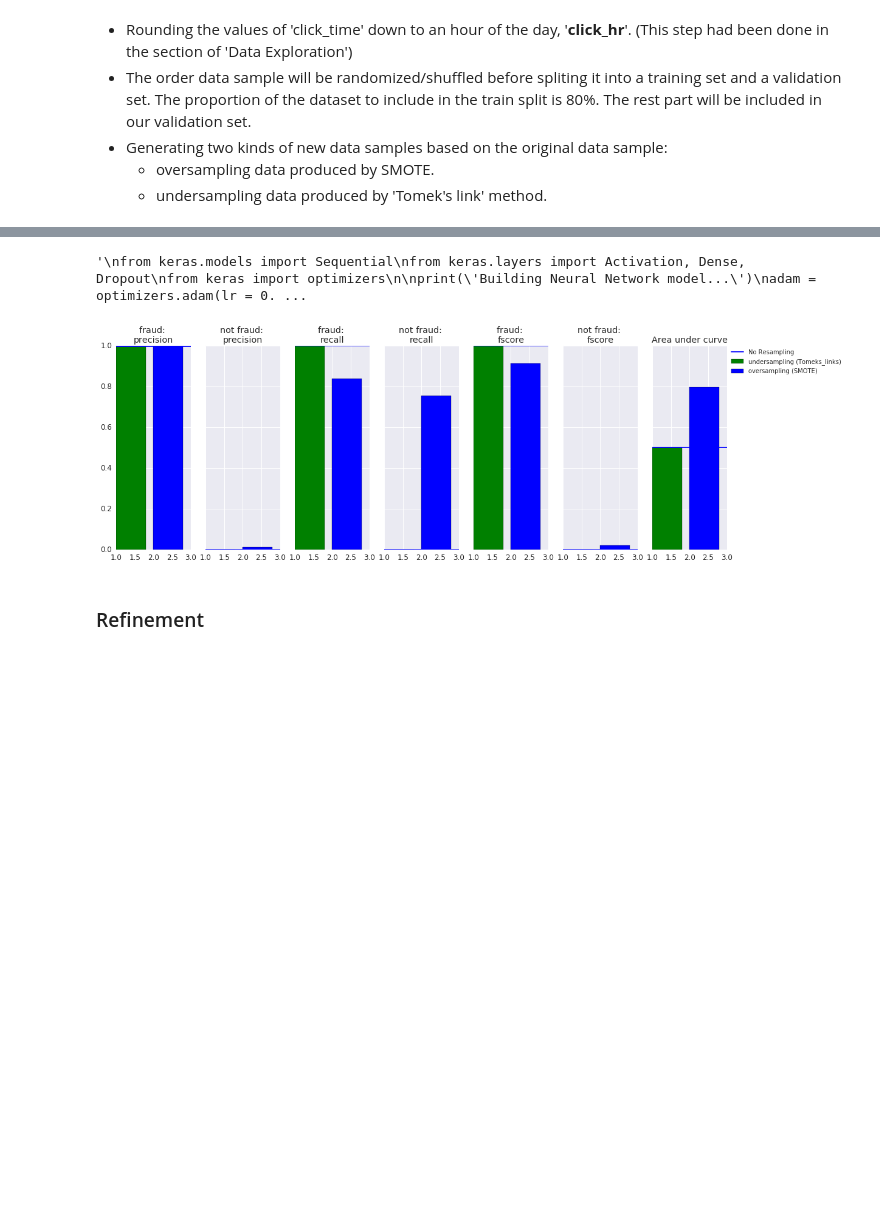
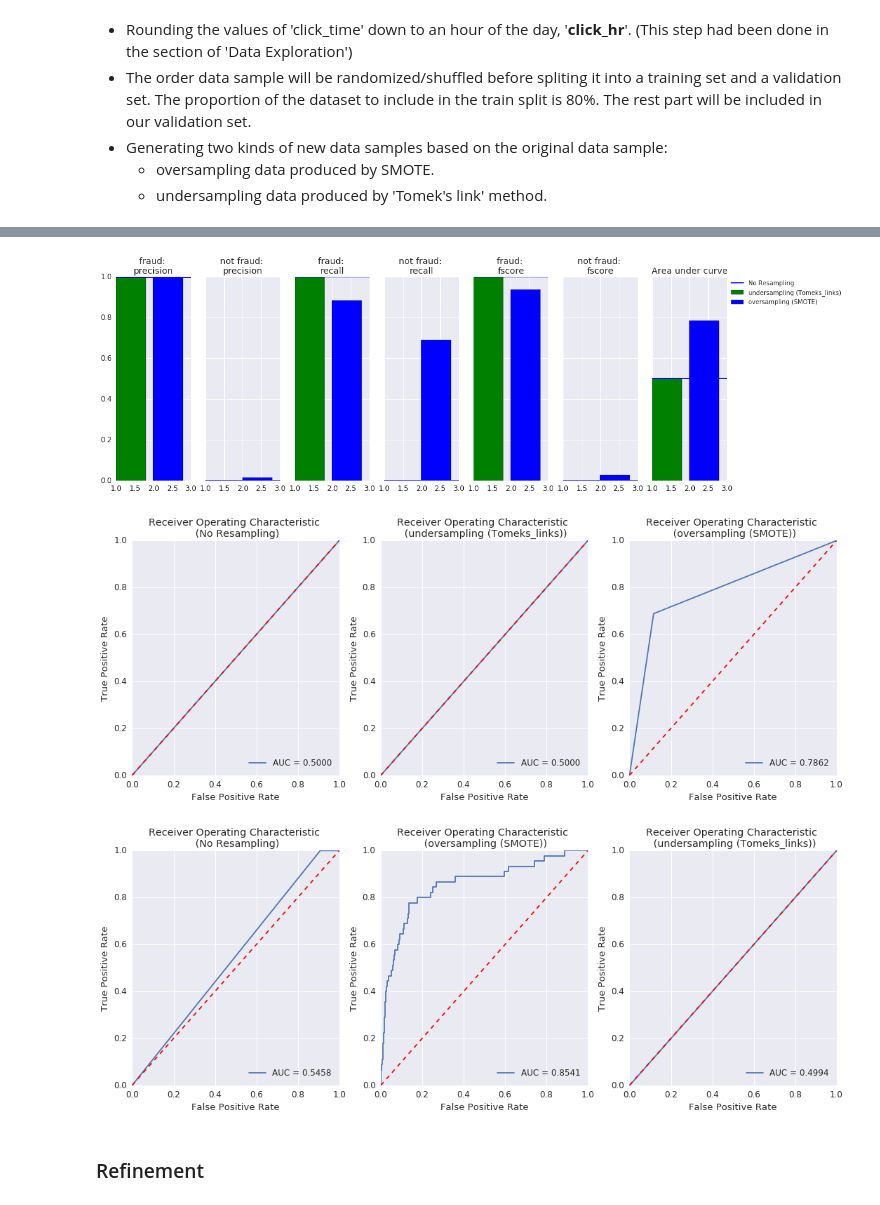
Before and after one commit to yuhow/udacity_nano_ML_course, a Jupyter notebook: capstone/capstone.ipynb, the cells around one changed output, grey strips where cells are left out. Saved outputs shown, nothing was run; the diff lists cells and outputs as text; code cells hidden in the pictures; blank space fills up the shorter version.

```diff
--- a/capstone/capstone.ipynb
+++ b/capstone/capstone.ipynb
@@ -396,3 +403,10 @@ As mentioned before, the performance of a model is basically evaluated by using
+# %%
+def prediction_converter(raw_preds):
+    preds = []
+    for p in raw_preds:
+        preds.append(1 - p[0])
+
+    return preds
 # %%
 from sklearn import metrics
 from sklearn.base import clone
@@ -555,44 +581,15 @@ from sklearn.neural_network import MLPClassifier
 #clf = MLPClassifier(solver='adam', hidden_layer_sizes=(50, 25), max_iter=3, \
 #                    batch_size=100, learning_rate_init=0.001, early_stopping=False,
 #                    validation_fraction=0.2, beta_2=0.8, random_state=10, verbose=True)
-clf = MLPClassifier(solver='adam', activation='relu', hidden_layer_sizes=(8, 16, 8), max_iter=20, \
-                    batch_size=64, learning_rate_init=0.005, early_stopping=True, \
-                    validation_fraction=0.2, beta_2=0.8, random_state=10, verbose=True)
-results = model_with_different_samples(X_train_list, X_original_test, \
-                                       y_train_list, y_original_test, clf)
+#model_nn = MLPClassifier(solver='adam', activation='relu', hidden_layer_sizes=(8, 16, 8), max_iter=20, \
+#                         batch_size=64, learning_rate_init=0.005, early_stopping=True, \
+#                         validation_fraction=0.2, beta_2=0.8, random_state=10, verbose=True)
+model_nn = MLPClassifier(solver='adam', activation='relu', hidden_layer_sizes=(500, 500), max_iter=2, \
+                         batch_size=64, learning_rate_init=0.005, beta_2=0.99, random_state=10, verbose=True)
+model_nn_list, results_nn = model_with_different_samples(X_train_list, X_original_test, \
+                                                         y_train_list, y_original_test, model_nn)
 print
-evaluate_method(results, 'resampling')
-"""
-from keras.models import Sequential
-from keras.layers import Activation, Dense, Dropout
-from keras import optimizers
 
-print('Building Neural Network model...')
-adam = optimizers.adam(lr = 0.005, decay = 0.0000001)
-
-model_nn = Sequential()
-model_nn.add(Dense(48, input_dim=X_train_list[0].shape[1],
-                   kernel_initializer='normal',
-                   #kernel_regularizer=regularizers.l2(0.02),
-                   activation="relu"))
-model_nn.add(Dropout(0.2))
-model_nn.add(Dense(24,
-             #kernel_regularizer=regularizers.l2(0.02),
-             activation="tanh"))
-model_nn.add(Dropout(0.3))
-model_nn.add(Dense(1))
-model_nn.add(Activation("sigmoid"))
-model_nn.compile(loss="binary_crossentropy", optimizer='adam')
-
-keras_nn_list = [0.2, 10, 64] # [validation_split, epochs, batch_size]
-results_nn = model_with_different_samples(X_train_list, X_original_test, \
-                                          y_train_list, y_original_test, model_nn, \
-                                          keras_nn_list)
-
-evaluate_method(results_nn, 'resampling')
-#history = model_nn.fit(np.array(X_train_list[0]), np.array(y_train_list[0]), validation_split=0.2, epochs=10, batch_size=64)
-#scores = model_nn.evaluate(np.array(X_original_test), np.array(y_original_test))
-#pred_nn = model_nn.predict(np.array(X_original_test))
-#print pred_nn[:10]
-"""
+#evaluate_method(results_nn, 'resampling')
+draw_AUC(model_nn_list, X_original_test, y_original_test)
 # %% [output]
@@ -616,5 +609,6 @@ oversampling (SMOTE): 0.797522202733929
-'\nfrom keras.models import Sequential\nfrom keras.layers import Activation, Dense, Dropout\nfrom keras import optimizers\n\nprint(\'Building Neural Network model...\')\nadam = optimizers.adam(lr = 0. ...
-[figure, old version]
+[figure, new version]
+[figure, added]
+[figure, added]
 # %% [markdown]
 ### Refinement
 # %%
```
Also changed, not shown: parts of 9 cells of this notebook.
